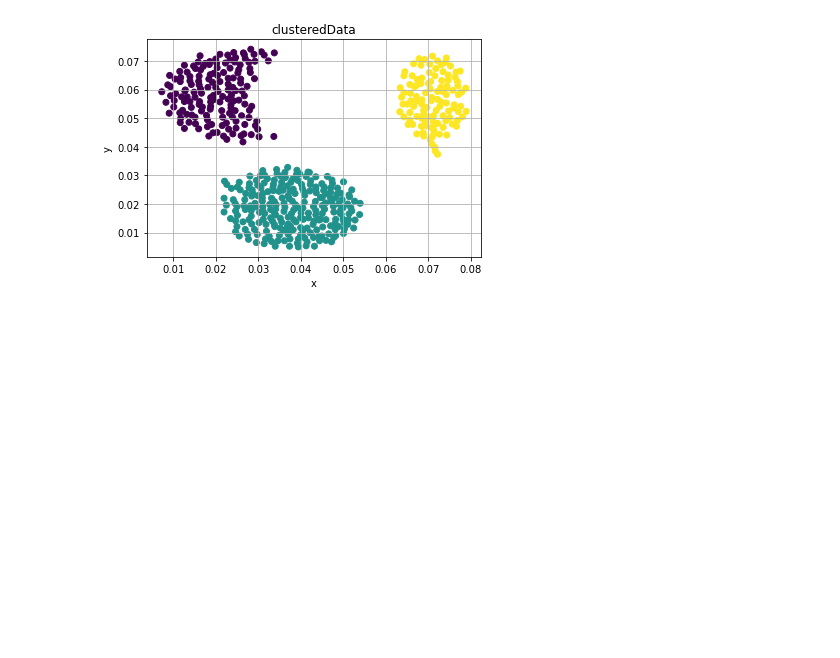
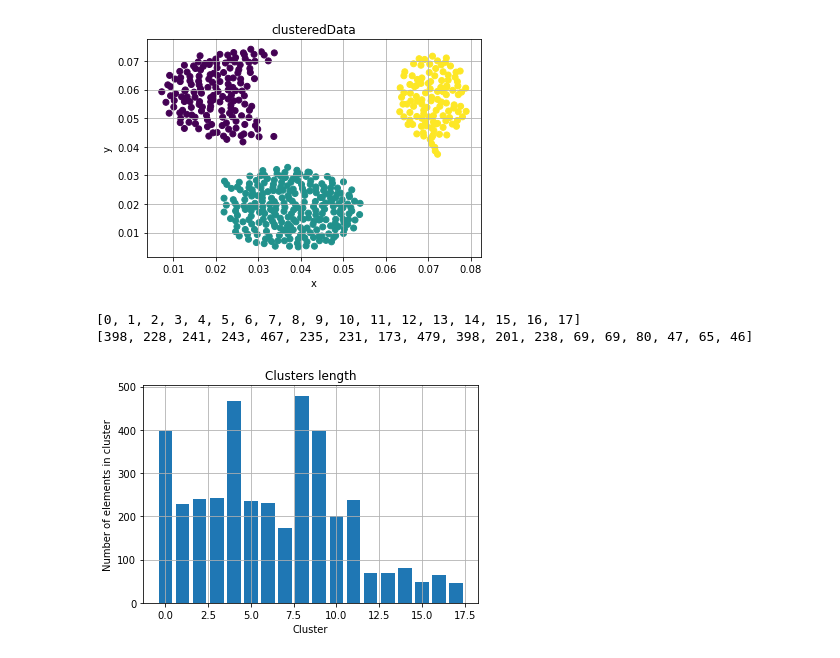
Before and after one commit to batataazul/projects_MachineLearning, a Jupyter notebook: project1/Notebooks/dbscan.ipynb, the cells around one changed output. Cells and saved outputs as stored; diff of their text form; code cells hidden in the pictures; blank space fills up the shorter version.

Commit message:
Tested with second dataset

```diff
--- a/project1/Notebooks/dbscan.ipynb
+++ b/project1/Notebooks/dbscan.ipynb
@@ -100,23 +111,3 @@ def print2d(dataset,path):
     plt.ylabel("y")
     plt.grid(True)
     plt.savefig(path)
-# %%
-def printCount(dataset,path):
-    manyCluster = getManyCluster(dataset["cluster"])
-    for i in dataset["cluster"]:
-        clusterCount = getClusterCount(dataset["matrix"],i)
-    print(manyCluster)
-    print(clusterCount)
-    plt.bar(manyCluster,clusterCount)
-    plt.title("Clusters length")
-    plt.xlabel("Cluster")
-    plt.ylabel("Number of elements in cluster")
-    plt.grid(True)
-    plt.savefig(path)
-# %%
-def getClusterCount(matrix,k):
-    summ = 0
-    for i in matrix:
-        if matrix["cluster"] == k:
-            summ += 1
-    return summ
@@ -152,0 +114,14 @@ def binarySearch(element,array,ini,end):
+# %%
+def printCount(dataset,path):
+    clusterCount = []
+    manyCluster = getManyCluster(dataset["cluster"])
+    for i in manyCluster:
+        clusterCount.append(getClusterCount(dataset["matrix"],i))
+    print(manyCluster)
+    print(clusterCount)
+    plt.bar(manyCluster,clusterCount)
+    plt.title("Clusters length")
+    plt.xlabel("Cluster")
+    plt.ylabel("Number of elements in cluster")
+    plt.grid(True)
+    plt.savefig(path)
@@ -153,6 +165,7 @@ def binarySearch(element,array,ini,end):
 # %%
 def printDbScan(dataset,den,ep,printable,path):
     dbscan(dataset,den,ep)
+    cleanOutliers(dataset)
     printable(dataset,path)
 # %%
 exist = True
@@ -203,0 +217,6 @@ if(exist):
+# %%
+printDbScan(nDataset2,density2,epsilon,printCount,"../images/dbscanCount2.png")
+# %% [output]
+[0, 1, 2, 3, 4, 5, 6, 7, 8, 9, 10, 11, 12, 13, 14, 15, 16, 17]
+[398, 228, 241, 243, 467, 235, 231, 173, 479, 398, 201, 238, 69, 69, 80, 47, 65, 46]
+[figure, added]
```
Also changed, not shown: parts of 11 cells of this notebook, 1 other file.
